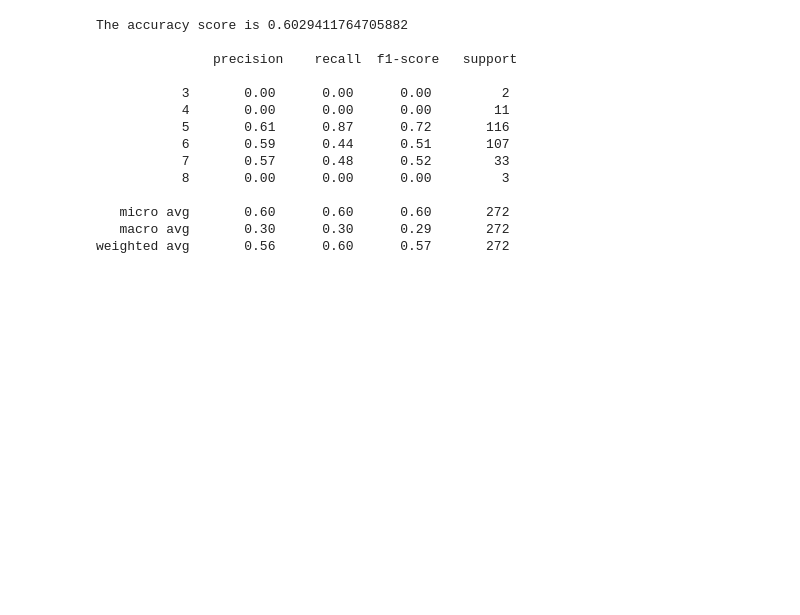
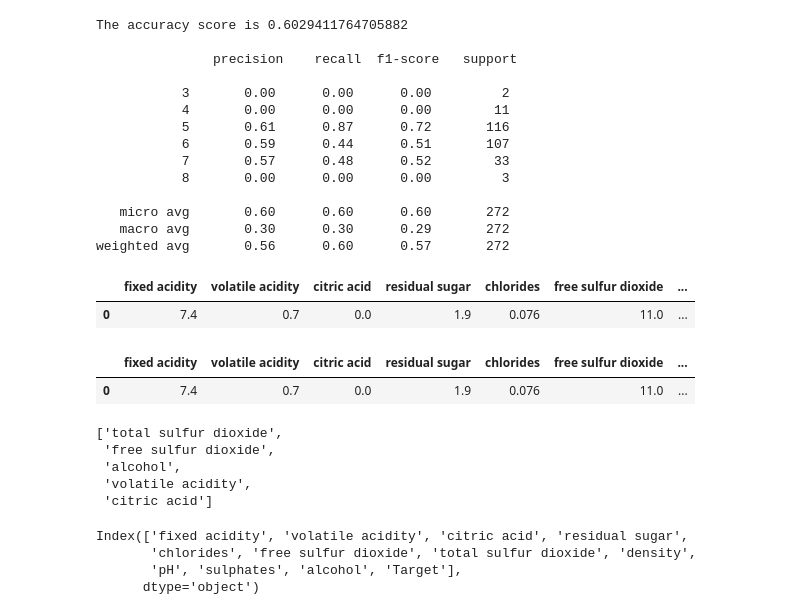
Before and after one commit to SupChanda/Wine-Type-Prediction-Using-Decision-Trees, a Jupyter notebook: Supratik_Project_8.ipynb, the cells around one changed output. Saved outputs shown, nothing was run; the diff lists cells and outputs as text; code cells hidden in the pictures; blank space fills up the shorter version.

```diff
--- a/Supratik_Project_8.ipynb
+++ b/Supratik_Project_8.ipynb
@@ -524,3 +529,31 @@ The accuracy score is 0.6029411764705882
    micro avg       0.60      0.60      0.60       272
    macro avg       0.30      0.30      0.29       272
 weighted avg       0.56      0.60      0.57       272
+# %%
+df['Target'] = df.quality.apply(lambda x : 0 if x <=5 else 1)
+# %%
+df.head(1)
+# %% [output]
+|  | fixed acidity | volatile acidity | citric acid | residual sugar | chlorides | free sulfur dioxide | ... |
+| 0 | 7.4 | 0.7 | 0.0 | 1.9 | 0.076 | 11.0 | ... |
+# %%
+df.drop(columns=['quality'],inplace=True)
+df.head(1)
+# %% [output]
+|  | fixed acidity | volatile acidity | citric acid | residual sugar | chlorides | free sulfur dioxide | ... |
+| 0 | 7.4 | 0.7 | 0.0 | 1.9 | 0.076 | 11.0 | ... |
+# %%
+list(FeatureDTFrame.Features[0:5])
+# %% [output]
+['total sulfur dioxide',
+ 'free sulfur dioxide',
+ 'alcohol',
+ 'volatile acidity',
+ 'citric acid']
+# %%
+df.columns
+# %% [output]
+Index(['fixed acidity', 'volatile acidity', 'citric acid', 'residual sugar',
+       'chlorides', 'free sulfur dioxide', 'total sulfur dioxide', 'density',
+       'pH', 'sulphates', 'alcohol', 'Target'],
+      dtype='object')
```
Also changed, not shown: parts of 4 cells of this notebook.
